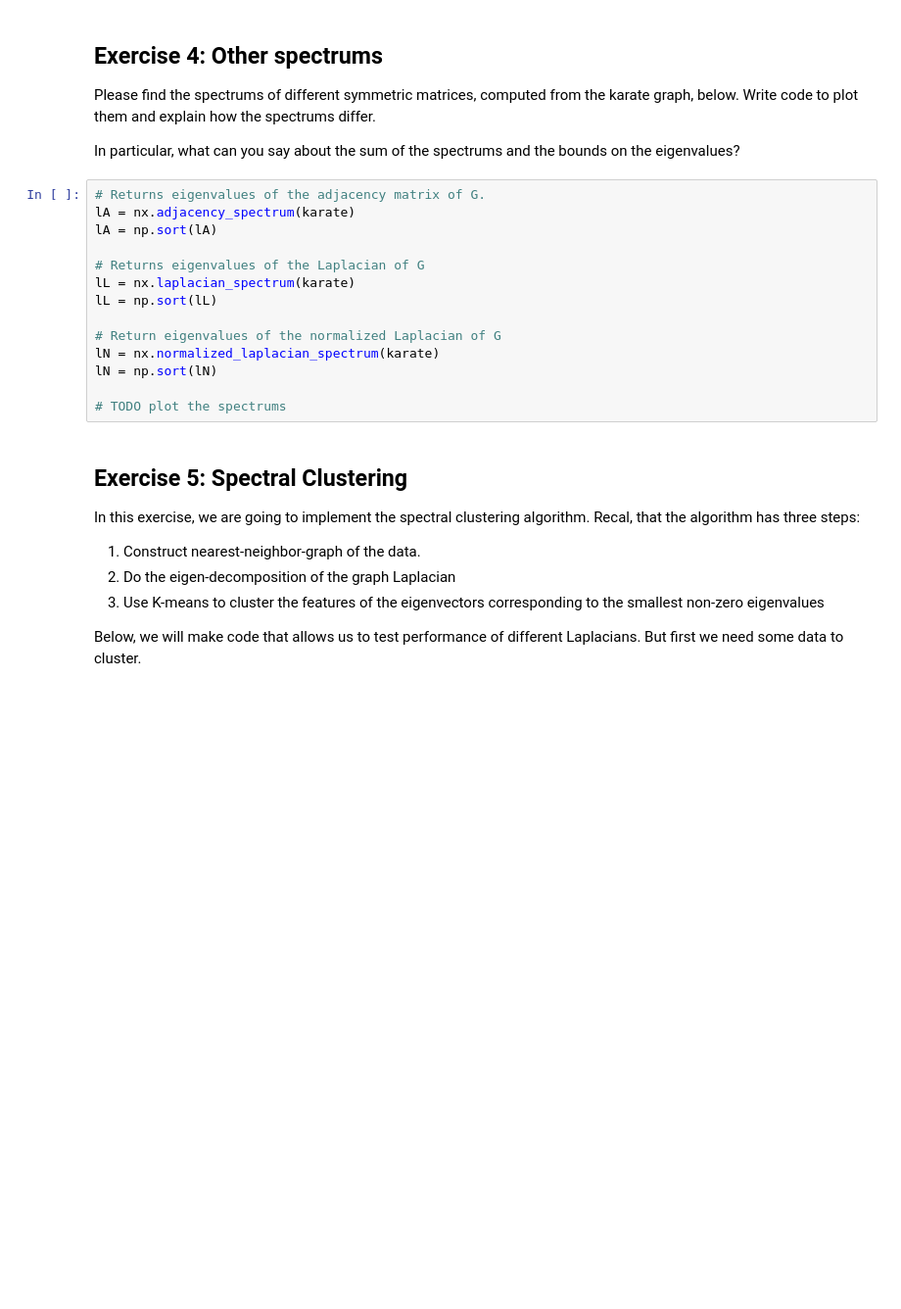
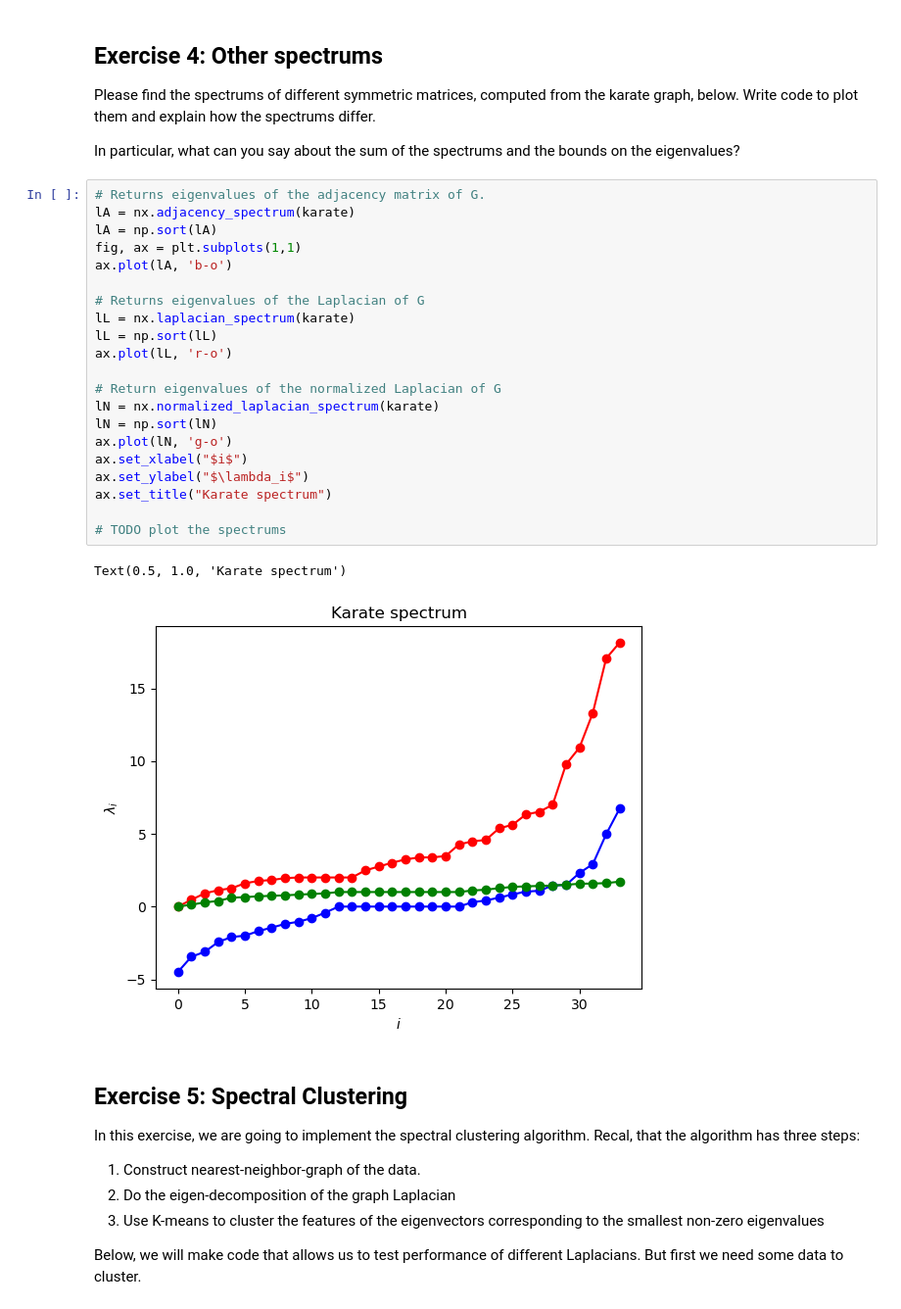
Before and after one commit to Salling18/dm2023-exercises, a Jupyter notebook: exercises/Week-6-spectral-graph-theory-23.ipynb, the cells around one changed output. Shown: that part at 98% size. Drawn from its saved outputs; the diff is of its cells as text; blank space fills up the shorter version.

```diff
--- a/exercises/Week-6-spectral-graph-theory-23.ipynb
+++ b/exercises/Week-6-spectral-graph-theory-23.ipynb
@@ -207,17 +221,27 @@ In particular, what can you say about the sum of the spectrums and the bounds on
 # %%
 # Returns eigenvalues of the adjacency matrix of G.
 lA = nx.adjacency_spectrum(karate)
 lA = np.sort(lA)
+fig, ax = plt.subplots(1,1)
+ax.plot(lA, 'b-o')
 
 # Returns eigenvalues of the Laplacian of G
 lL = nx.laplacian_spectrum(karate)
 lL = np.sort(lL)
+ax.plot(lL, 'r-o')
 
 # Return eigenvalues of the normalized Laplacian of G
 lN = nx.normalized_laplacian_spectrum(karate)
 lN = np.sort(lN)
+ax.plot(lN, 'g-o')
+ax.set_xlabel("$i$")
+ax.set_ylabel("$\lambda_i$")
+ax.set_title("Karate spectrum")
 
 # TODO plot the spectrums
+# %% [output]
+Text(0.5, 1.0, 'Karate spectrum')
+[figure, added]
 # %% [markdown]
 ## Exercise 5: Spectral Clustering
 In this exercise, we are going to implement the spectral clustering algorithm.
```
Also changed, not shown: parts of 11 cells of this notebook.
